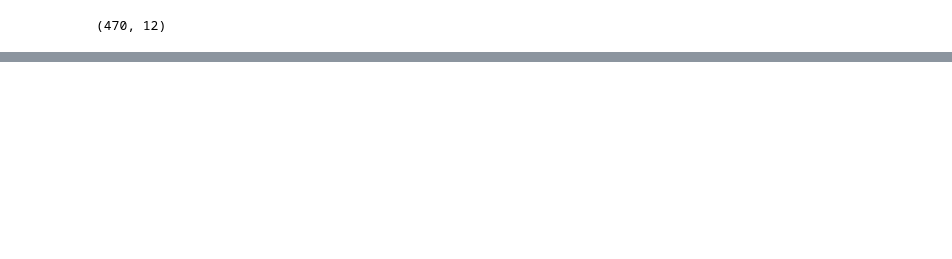
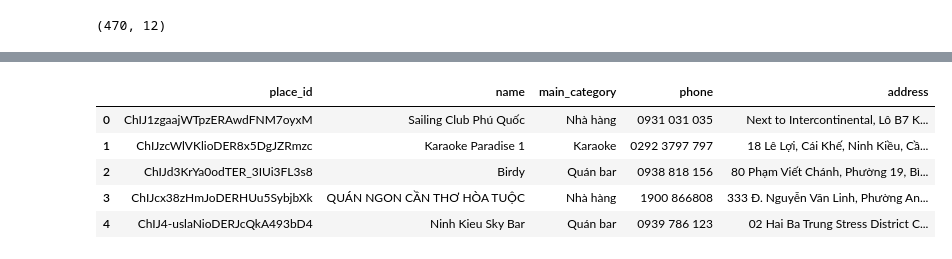
Before and after one commit to Kten987/google-map_v2, a Jupyter notebook: src/map.ipynb, the cells around one changed output, grey strips where cells are left out. Saved outputs shown, nothing was run; the diff lists cells and outputs as text; code cells hidden in the pictures; blank space fills up the shorter version.

```diff
--- a/src/map.ipynb
+++ b/src/map.ipynb
@@ -82,0 +89,9 @@ result_df_1["cleaned_street"] = result_df_1.apply(lambda x: cleaning_street(x.ad
+# %%
+df.head(5)
+# %% [output]
+|  | place_id | name | main_category | phone | address |
+| 0 | ChIJ1zgaajWTpzERAwdFNM7oyxM | Sailing Club Phú Quốc | Nhà hàng | 0931 031 035 | Next to Intercontinental, Lô B7 K... |
+| 1 | ChIJzcWlVKlioDER8x5DgJZRmzc | Karaoke Paradise 1 | Karaoke | 0292 3797 797 | 18 Lê Lợi, Cái Khế, Ninh Kiều, Cầ... |
+| 2 | ChIJd3KrYa0odTER_3IUi3FL3s8 | Birdy | Quán bar | 0938 818 156 | 80 Phạm Viết Chánh, Phường 19, Bì... |
+| 3 | ChIJcx38zHmJoDERHUu5SybjbXk | QUÁN NGON CẦN THƠ HÒA TUỘC | Nhà hàng | 1900 866808 | 333 Đ. Nguyễn Văn Linh, Phường An... |
+| 4 | ChIJ4-uslaNioDERJcQkA493bD4 | Ninh Kieu Sky Bar | Quán bar | 0939 786 123 | 02 Hai Ba Trung Stress District C... |
```
Also changed, not shown: parts of 9 cells of this notebook, 1 other file.
